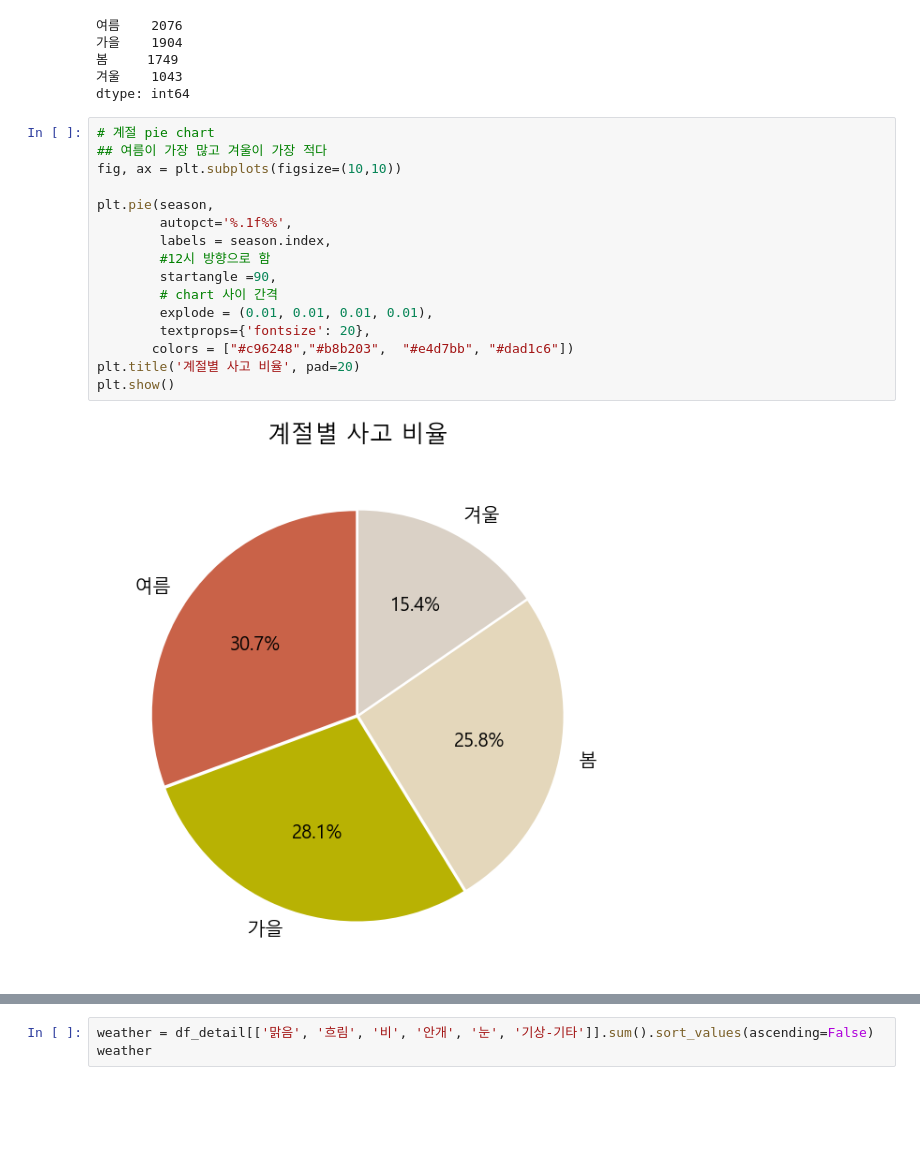
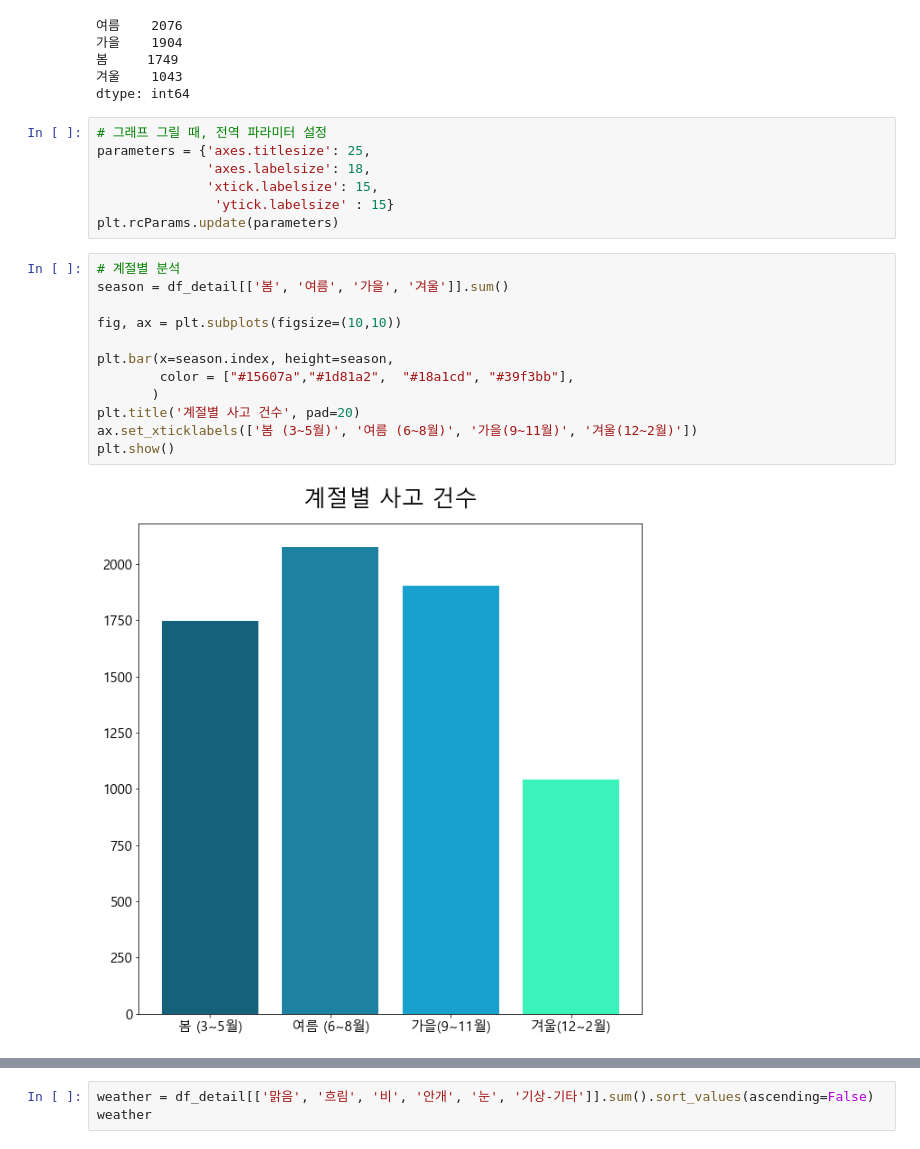
Before and after one commit to chestnut1717/BicycleAccident, a Jupyter notebook: bicycle_flow.ipynb, the cells around one changed output, grey strips where cells are left out. Saved outputs shown, nothing was run; the diff lists cells and outputs as text; blank space fills up the shorter version.

```diff
--- a/bicycle_flow.ipynb
+++ b/bicycle_flow.ipynb
@@ -1084,21 +951,24 @@ season
 봄     1749
 겨울    1043
 dtype: int64
+# %%
+# 그래프 그릴 때, 전역 파라미터 설정
+parameters = {'axes.titlesize': 25,
+              'axes.labelsize': 18,
+              'xtick.labelsize': 15,
+               'ytick.labelsize' : 15}
+plt.rcParams.update(parameters)
 # %%
-# 계절 pie chart
-## 여름이 가장 많고 겨울이 가장 적다
+# 계절별 분석
+season = df_detail[['봄', '여름', '가을', '겨울']].sum()
+
 fig, ax = plt.subplots(figsize=(10,10))
 
-plt.pie(season,
-        autopct='%.1f%%',
-        labels = season.index,
-        #12시 방향으로 함
-        startangle =90,
-        # chart 사이 간격
-        explode = (0.01, 0.01, 0.01, 0.01),
-        textprops={'fontsize': 20},
-       colors = ["#c96248","#b8b203",  "#e4d7bb", "#dad1c6"])
-plt.title('계절별 사고 비율', pad=20)
+plt.bar(x=season.index, height=season,
+        color = ["#15607a","#1d81a2",  "#18a1cd", "#39f3bb"],
+       )
+plt.title('계절별 사고 건수', pad=20)
+ax.set_xticklabels(['봄 (3~5월)', '여름 (6~8월)', '가을(9~11월)', '겨울(12~2월)'])
 plt.show()
 # %% [output]
-[figure, old version]
+[figure, new version]
```
Also changed, not shown: parts of 148 cells of this notebook.
